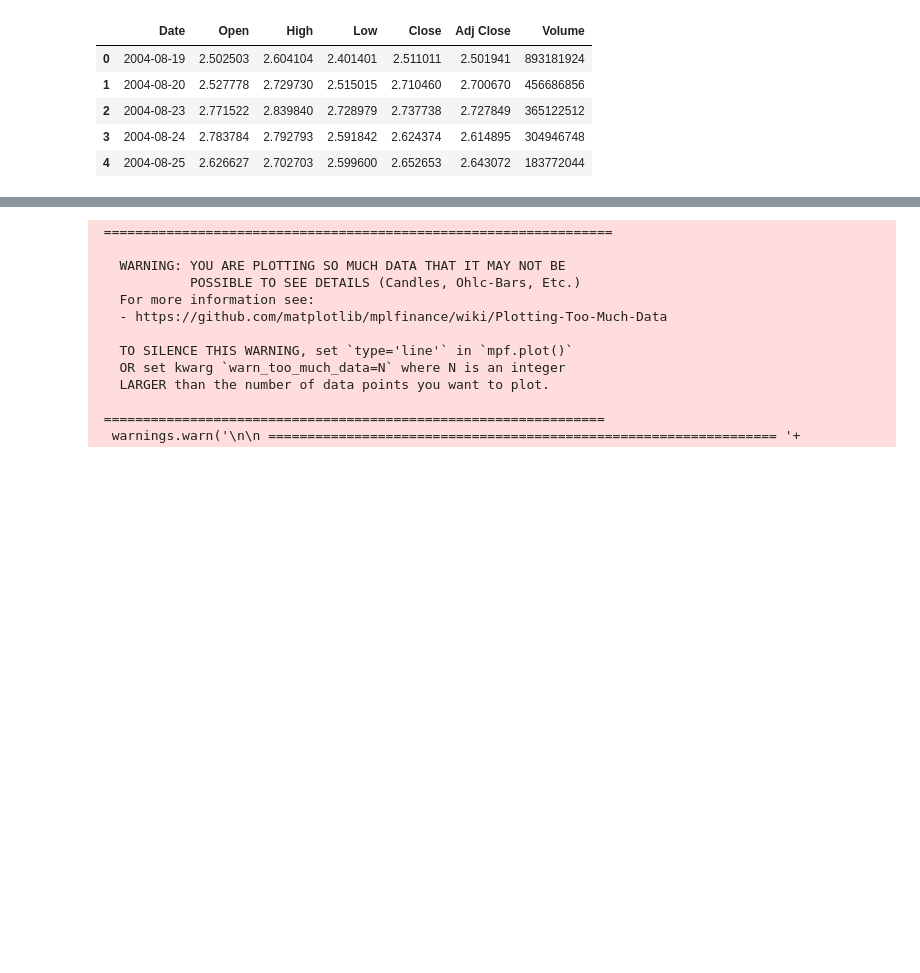
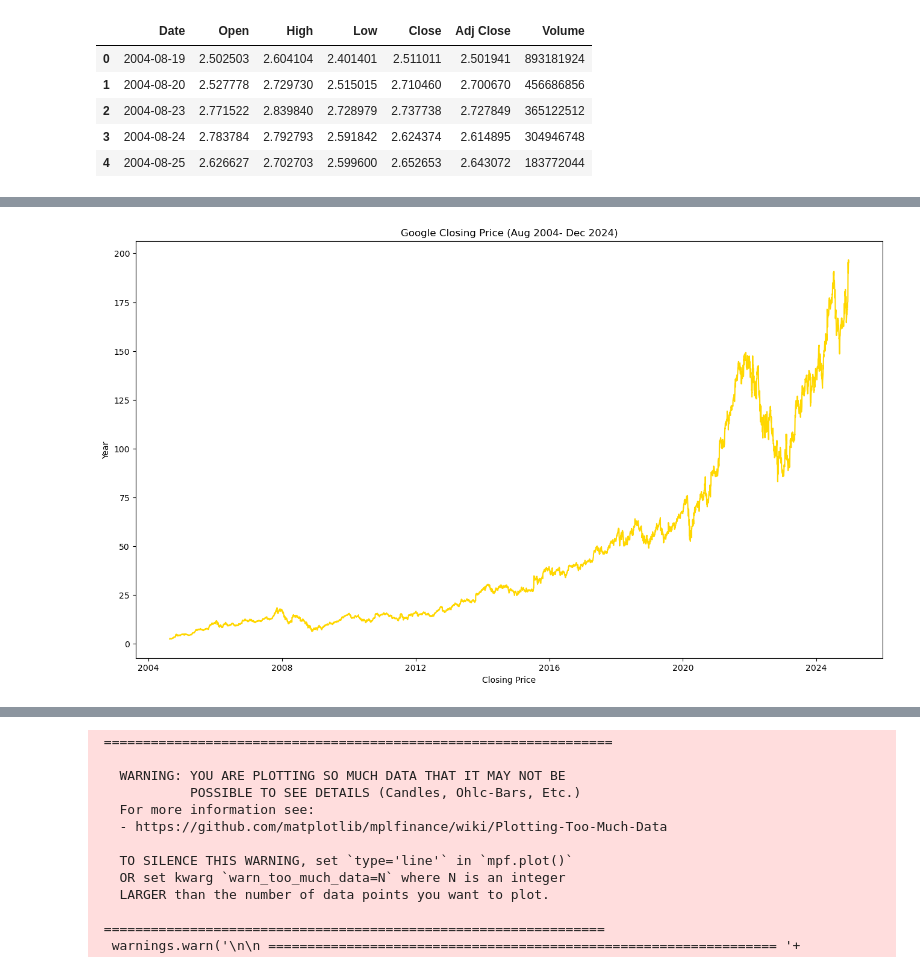
Before and after one commit to jisoawe/ltsm_google_stock, a Jupyter notebook: Google_Stock_LSTM.ipynb, the cells around one changed output, grey strips where cells are left out. Cells and saved outputs as stored; diff of their text form; code cells hidden in the pictures; blank space fills up the shorter version.

```diff
--- a/Google_Stock_LSTM.ipynb
+++ b/Google_Stock_LSTM.ipynb
@@ -44 +77,10 @@ None
+# %%
+plt.figure(figsize = (16,9))
+plt.title('Google Closing Price (Aug 2004- Dec 2024)')
+plt.xlabel('Closing Price')
+plt.ylabel('Year')
+plt.plot(df['Date'], df['Adj Close'], color = 'gold')
+plt.show()
+# %% [output]
+[figure, added]
 # %%
```
Also changed, not shown: parts of 35 cells of this notebook.
